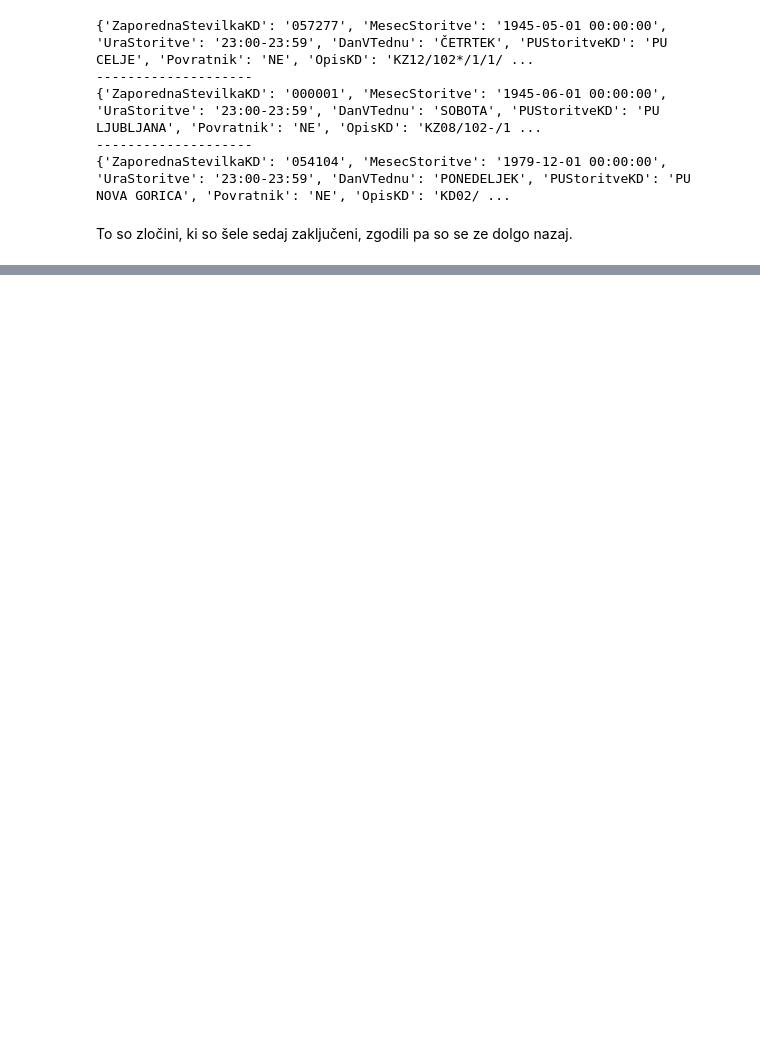
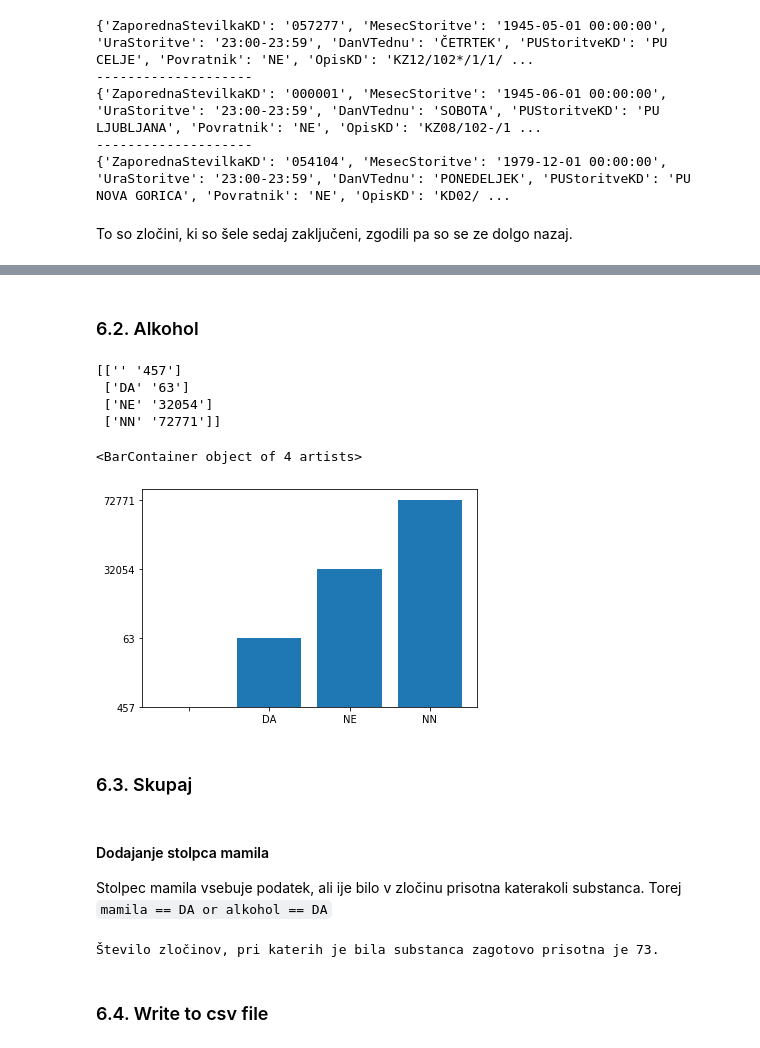
Before and after one commit to zrezke/PR21mlfjis, a Jupyter notebook: data_processing/ml_processing.ipynb, the cells around one changed output, grey strips where cells are left out. Cells and saved outputs as stored; diff of their text form; code cells hidden in the pictures; blank space fills up the shorter version.

```diff
--- a/data_processing/ml_processing.ipynb
+++ b/data_processing/ml_processing.ipynb
@@ -70,0 +92,32 @@ To so zločini, ki so šele sedaj zaključeni, zgodili pa so se ze dolgo nazaj.
+# %% [markdown]
+### 6.2. Alkohol
+# %%
+substance = main_data[:, -4]
+
+unique, counts = np.unique(substance[:], return_counts=True)
+alkohol_counts = np.array(list(zip(unique, counts)))
+
+print(alkohol_counts)
+
+plt.bar(alkohol_counts[:, 0], alkohol_counts[:, 1])
+# %% [output]
+[['' '457']
+ ['DA' '63']
+ ['NE' '32054']
+ ['NN' '72771']]
+<BarContainer object of 4 artists>
+[figure, added]
+# %% [markdown]
+### 6.3. Skupaj
+# %% [markdown]
+#### Dodajanje stolpca mamila
+Stolpec mamila vsebuje podatek, ali ije bilo v zločinu prisotna katerakoli substanca. Torej `mamila == DA or alkohol == DA`
+# %%
+mamila = np.array([crime[-3] == 'DA' or crime[-4] == 'DA' for crime in main_data])
+
+main_data = np.append(main_data, np.reshape(mamila, (-1, 1)), axis=1)
+
+# np.count_nonzero(mamila) counts true's
+print(f"Število zločinov, pri katerih je bila substanca zagotovo prisotna je %i." % np.count_nonzero(mamila))
+# %% [output]
+Število zločinov, pri katerih je bila substanca zagotovo prisotna je 73.
@@ -70,0 +126,2 @@ To so zločini, ki so šele sedaj zaključeni, zgodili pa so se ze dolgo nazaj.
+# %% [markdown]
+### 6.4. Write to csv file
```
Also changed, not shown: parts of 14 cells of this notebook, 1 other file.
